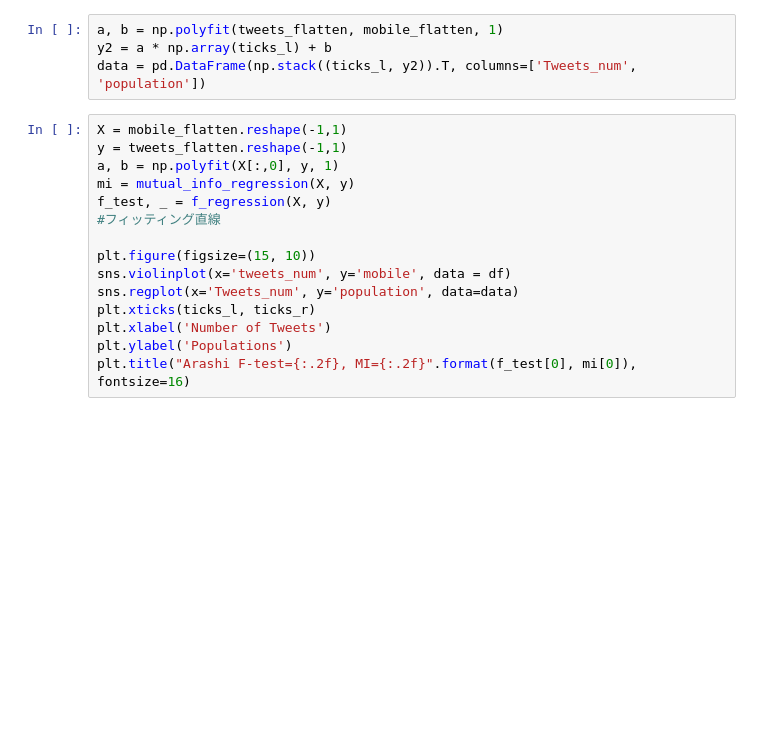
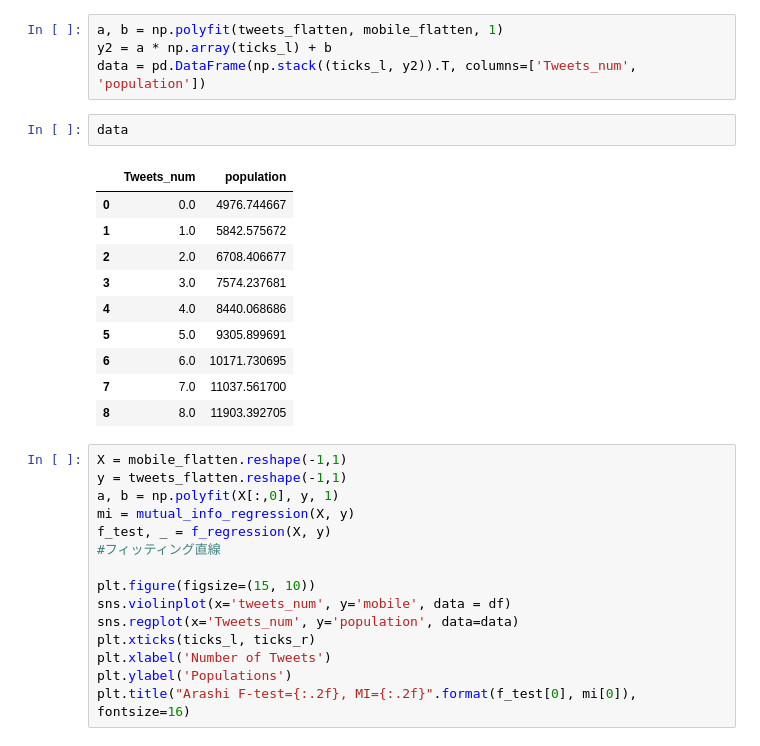
Before and after one commit to sy-zvjkqv/social_senser, a Jupyter notebook: src/basic_analysis/test.ipynb, the cells around one changed output. Drawn from its saved outputs; the diff is of its cells as text; blank space fills up the shorter version.

```diff
--- a/src/basic_analysis/test.ipynb
+++ b/src/basic_analysis/test.ipynb
@@ -238,6 +238,19 @@ array([0, 1, 2, 3, 4, 5, 6, 7, 8])
 a, b = np.polyfit(tweets_flatten, mobile_flatten, 1)
 y2 = a * np.array(ticks_l) + b
 data = pd.DataFrame(np.stack((ticks_l, y2)).T, columns=['Tweets_num', 'population'])
+# %%
+data
+# %% [output]
+|  | Tweets_num | population |
+| 0 | 0.0 | 4976.744667 |
+| 1 | 1.0 | 5842.575672 |
+| 2 | 2.0 | 6708.406677 |
+| 3 | 3.0 | 7574.237681 |
+| 4 | 4.0 | 8440.068686 |
+| 5 | 5.0 | 9305.899691 |
+| 6 | 6.0 | 10171.730695 |
+| 7 | 7.0 | 11037.561700 |
+| 8 | 8.0 | 11903.392705 |
 # %%
 X = mobile_flatten.reshape(-1,1)
 y = tweets_flatten.reshape(-1,1)
```
Also changed, not shown: 1 other file.
